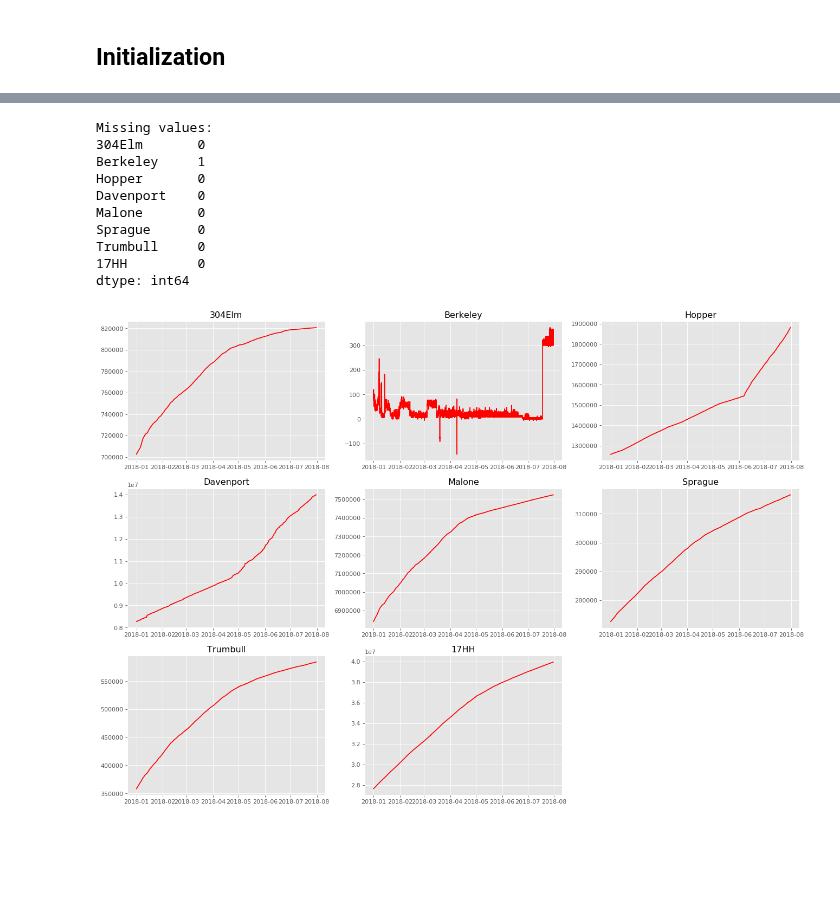
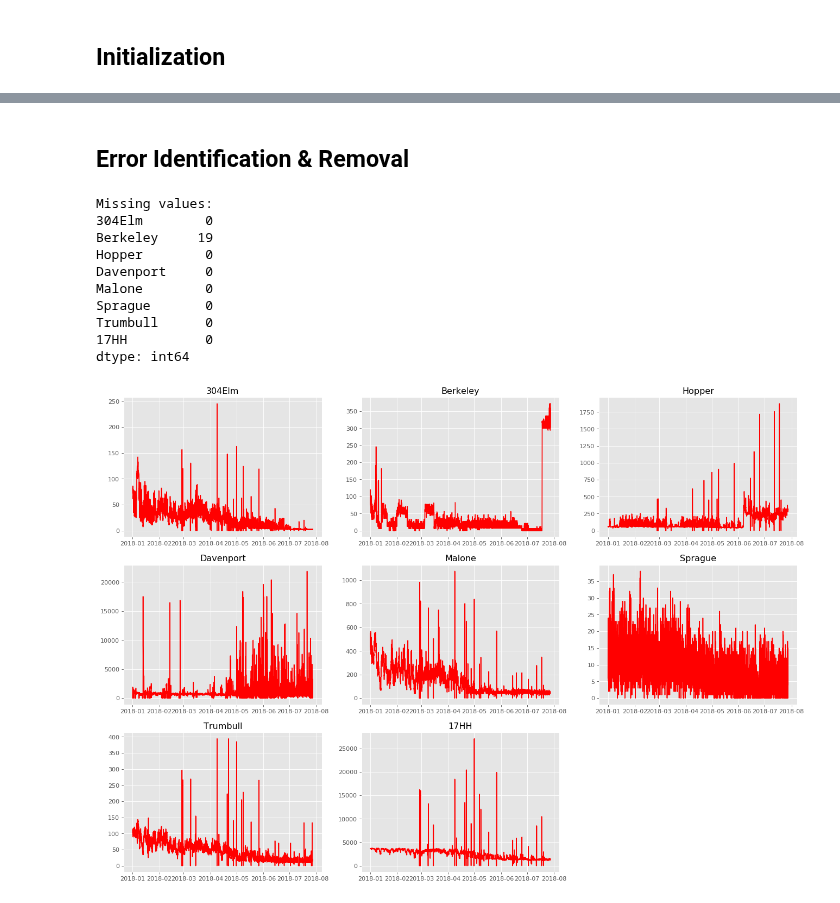
Before and after one commit to kevinkoste/university-load-forecasting, a Jupyter notebook: steam_pipeline.ipynb, the cells around one changed output, grey strips where cells are left out. Drawn from its saved outputs; the diff is of its cells as text; code cells hidden in the pictures; blank space fills up the shorter version.

```diff
--- a/steam_pipeline.ipynb
+++ b/steam_pipeline.ipynb
@@ -89,21 +53,29 @@ dtype: int64
 # %%
 # interpolate gaps in consumption data 6 hours and shorter, optional
 for k in raw.columns:
-    raw[k] = fn.limited_impute(raw[k],7)
-
-# diagnostics
-fn.plot_all(raw,'2018-01-01 01:00:00','2018-07-31 00:00:00')
-print('Missing values:')
-print(raw.isnull().sum())
+    raw[k] = fn.limited_impute(raw[k],6)
-# %% [output]
-Missing values:
-304Elm       0
-Berkeley     1
-Hopper       0
-Davenport    0
-Malone       0
-Sprague      0
-Trumbull     0
-17HH         0
-dtype: int64
-[figure, removed]
+# %% [markdown]
+## Error Identification & Removal
+# %%
+demand = raw.diff()
+demand['Berkeley'] = raw['Berkeley'] # Berkeley had already been converted to demand values
+demand = demand.drop(raw.index[0]).where(demand>=0)
+
+# diagnostics
+print('Missing values:')
+print(demand.isnull().sum())
+errors = demand.isnull().sum()
+
+fn.plot_all(demand,'2018-01-01 02:00:00','2018-07-27 23:00:00')
+# %% [output]
+Missing values:
+304Elm        0
+Berkeley     19
+Hopper        0
+Davenport     0
+Malone        0
+Sprague       0
+Trumbull      0
+17HH          0
+dtype: int64
+[figure, added]
```
Also changed, not shown: parts of 9 cells of this notebook, 5 other files.
